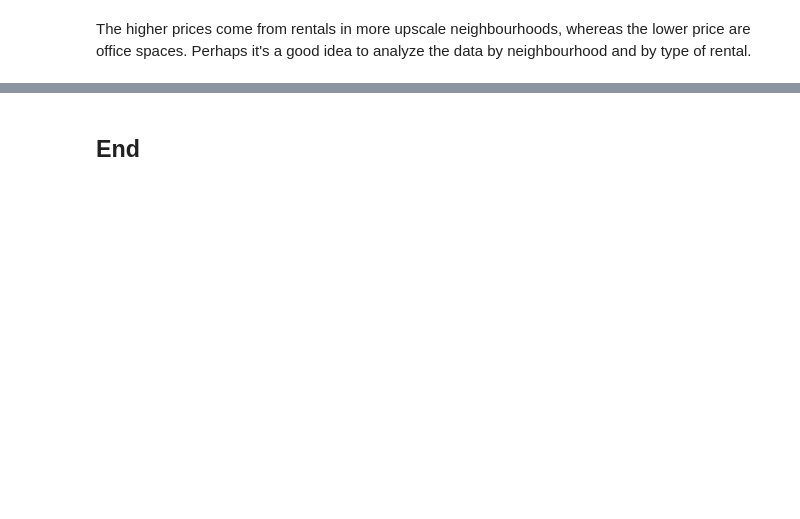
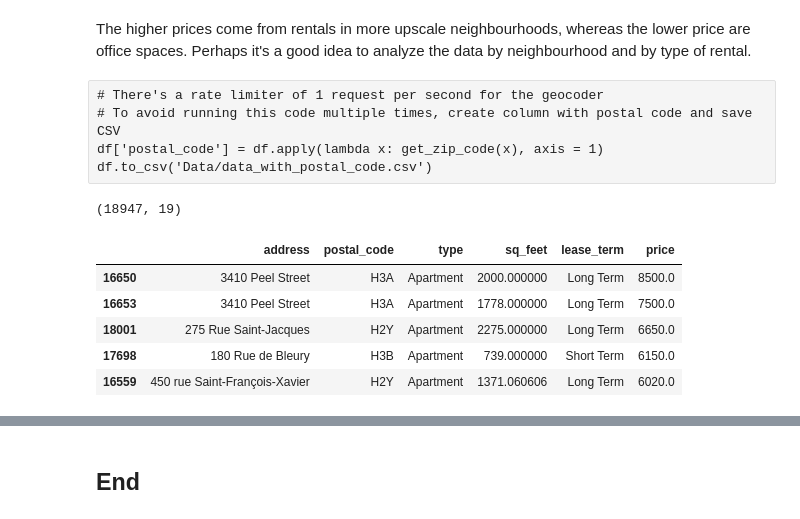
Before and after one commit to nadpierre/rental-prices-regression-project, a Jupyter notebook: DataAnalysis.ipynb, the cells around one changed output, grey strips where cells are left out. Saved outputs shown, nothing was run; the diff lists cells and outputs as text; code cells hidden in the pictures; blank space fills up the shorter version.

```diff
--- a/DataAnalysis.ipynb
+++ b/DataAnalysis.ipynb
@@ -485,0 +475,22 @@ def get_zip_code(row):
+# %% [raw]
+# There's a rate limiter of 1 request per second for the geocoder
+# To avoid running this code multiple times, create column with postal code and save CSV
+df['postal_code'] = df.apply(lambda x: get_zip_code(x), axis = 1)
+df.to_csv('Data/data_with_postal_code.csv')
+# %%
+# Load data again
+df = pd.read_csv('Data/data_with_postal_code.csv').drop(columns='Unnamed: 0', axis=1)
+df.shape
+# %% [output]
+(18947, 19)
+# %%
+# Get highest prices in Montreal
+montreal = df[df['city'] == 'Montréal']
+montreal.nlargest(n=5, columns='price')[['address', 'postal_code', 'type', 'sq_feet', 'lease_term', 'price']]
+# %% [output]
+|  | address | postal_code | type | sq_feet | lease_term | price |
+| 16650 | 3410 Peel Street | H3A | Apartment | 2000.000000 | Long Term | 8500.0 |
+| 16653 | 3410 Peel Street | H3A | Apartment | 1778.000000 | Long Term | 7500.0 |
+| 18001 | 275 Rue Saint-Jacques | H2Y | Apartment | 2275.000000 | Long Term | 6650.0 |
+| 17698 | 180 Rue de Bleury | H3B | Apartment | 739.000000 | Short Term | 6150.0 |
+| 16559 | 450 rue Saint-François-Xavier | H2Y | Apartment | 1371.060606 | Long Term | 6020.0 |
```
Also changed, not shown: parts of 14 cells of this notebook, 2 other files.
